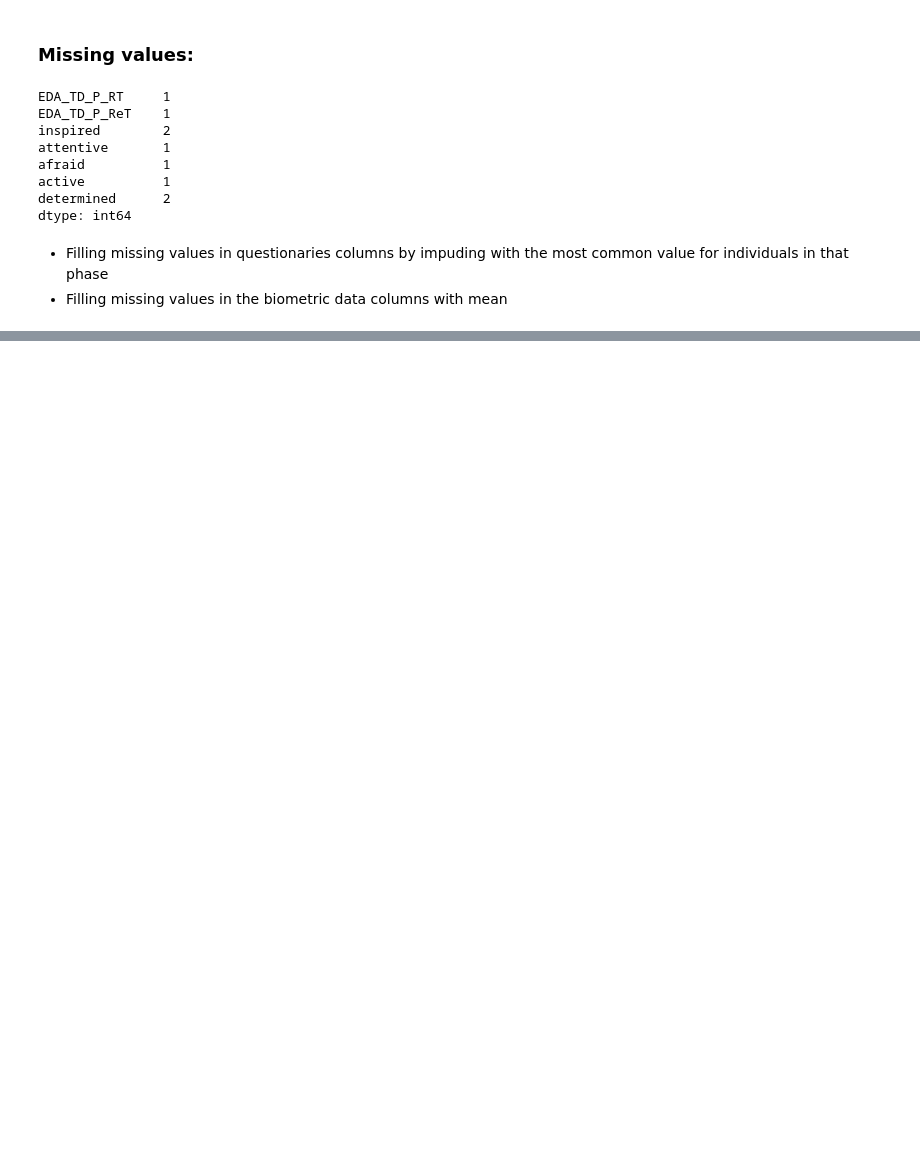
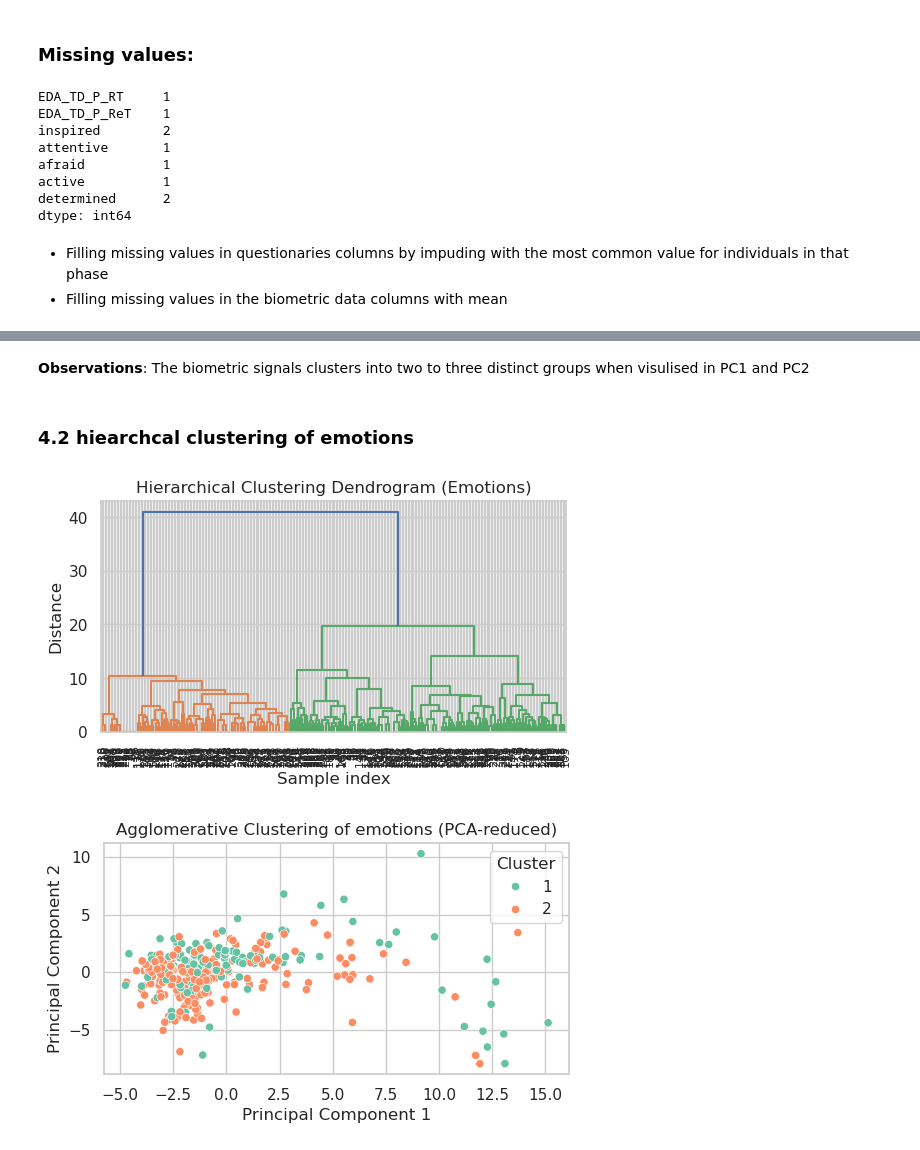
Before and after one commit to AntonWangDTU/case_2, a Jupyter notebook: src_anton/case_2_data.ipynb, the cells around one changed output, grey strips where cells are left out. Saved outputs shown, nothing was run; the diff lists cells and outputs as text; code cells hidden in the pictures; blank space fills up the shorter version.

```diff
--- a/src_anton/case_2_data.ipynb
+++ b/src_anton/case_2_data.ipynb
@@ -77,0 +212,49 @@ data_pd.fillna({col: data_pd[col].mean() for col in ['EDA_TD_P_RT', 'EDA_TD_P_Re
+# %% [markdown]
+**Observations**: The biometric signals clusters into two to three distinct groups when visulised in PC1 and PC2
+# %% [markdown]
+### 4.2 hiearchcal clustering of emotions
+# %%
+# --- Select only the emotion columns ---
+emotion_cols = ['upset', 'hostile', 'alert', 'ashamed', 'inspired',
+                'nervous', 'attentive', 'afraid', 'active', 'determined']
+
+emotion_df = data_pd[emotion_cols]
+
+# --- Handle missing values ---
+# Drop rows with missing emotion responses
+emotion_df = emotion_df.dropna()
+
+# --- Perform hierarchical clustering ---
+Z_emotions = linkage(emotion_df, method='ward', metric='euclidean')
+
+# --- Plot the dendrogram ---
+plt.figure(figsize=(6, 3))
+plt.title('Hierarchical Clustering Dendrogram (Emotions)')
+plt.xlabel('Sample index')
+plt.ylabel('Distance')
+dendrogram(Z_emotions, leaf_rotation=90., leaf_font_size=8.)
+plt.show()
+
+# --- Optional: Cut the dendrogram to form flat clusters ---
+# Here we choose to form 3 clusters (you can change 3 to another number)
+cluster_labels = fcluster(Z_emotions, t=2, criterion='maxclust')
+
+# --- Add the cluster labels back to the dataset ---
+data_pd['AgglomerativeCluster_emotions'] = cluster_labels
+
+
+# --- (Optional) Visualize clusters using PCA ---
+pca = PCA(n_components=2)
+pca_components = pca.fit_transform(biometric_scaled)
+
+plt.figure(figsize=(6, 3))
+sns.scatterplot(x=pca_components[:, 0], y=pca_components[:, 1],
+                hue=cluster_labels, palette='Set2')
+plt.title('Agglomerative Clustering of emotions (PCA-reduced)')
+plt.xlabel('Principal Component 1')
+plt.ylabel('Principal Component 2')
+plt.legend(title='Cluster')
+plt.show()
+# %% [output]
+[figure, added]
+[figure, added]
```
Also changed, not shown: parts of 33 cells of this notebook.
